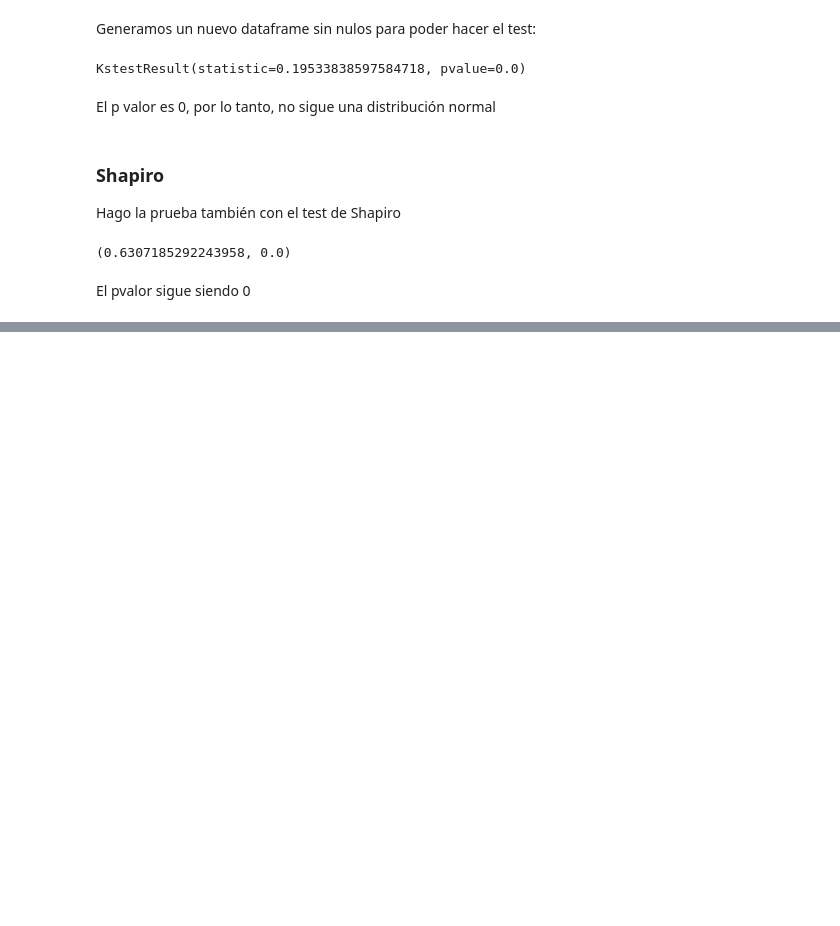
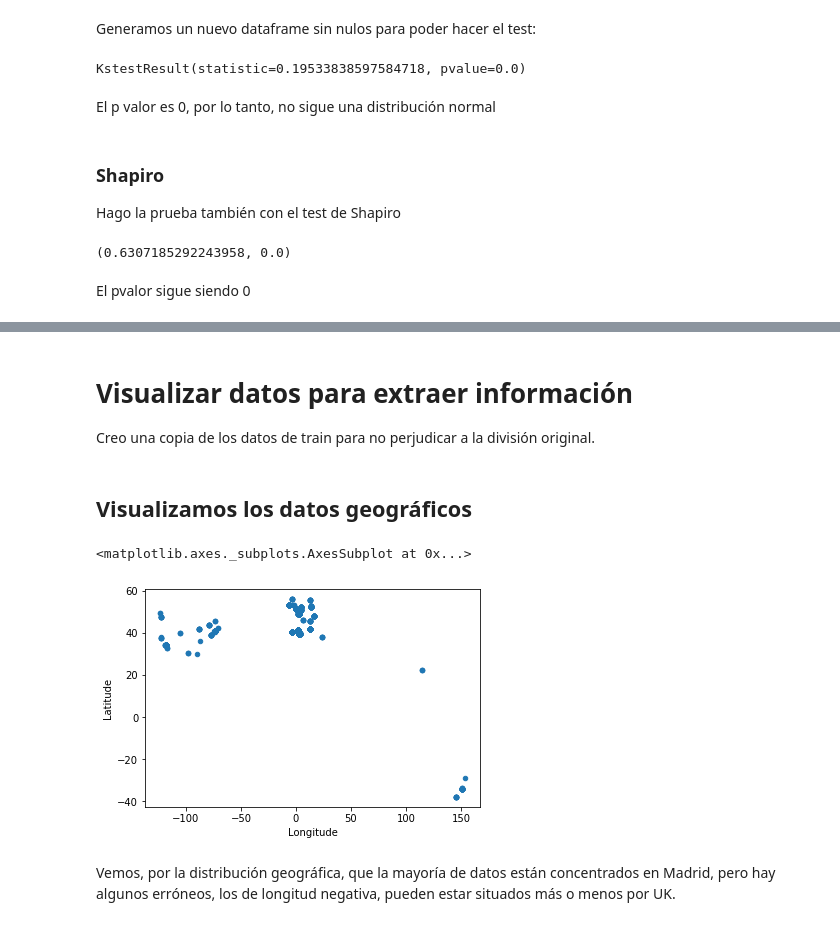
Before and after one commit to Dynam1co/ML_PrediccionPrecioVivienda, a Jupyter notebook: resolucion.ipynb, the cells around one changed output, grey strips where cells are left out. Drawn from its saved outputs; the diff is of its cells as text; code cells hidden in the pictures; blank space fills up the shorter version.

Commit message:
Separación datos y visualización geográfica.

```diff
--- a/resolucion.ipynb
+++ b/resolucion.ipynb
@@ -253,0 +247,18 @@ housingNoNulos.describe()
+# %%
+from sklearn.model_selection import train_test_split
+
+train_set, test_set = train_test_split(housing, test_size = 0.2, random_state = 42)
+# %% [markdown]
+# Visualizar datos para extraer información
+Creo una copia de los datos de train para no perjudicar a la división original.
+# %%
+copTest = train_set.copy()
+# %% [markdown]
+## Visualizamos los datos geográficos
+# %%
+copTest.plot(kind="scatter", x="Longitude", y="Latitude")
+# %% [output]
+<matplotlib.axes._subplots.AxesSubplot at 0x...>
+[figure, added]
+# %% [markdown]
+Vemos, por la distribución geográfica, que la mayoría de datos están concentrados en Madrid, pero hay algunos erróneos, los de longitud negativa, pueden estar situados más o menos por UK.
```
Also changed, not shown: parts of 2 cells of this notebook.
